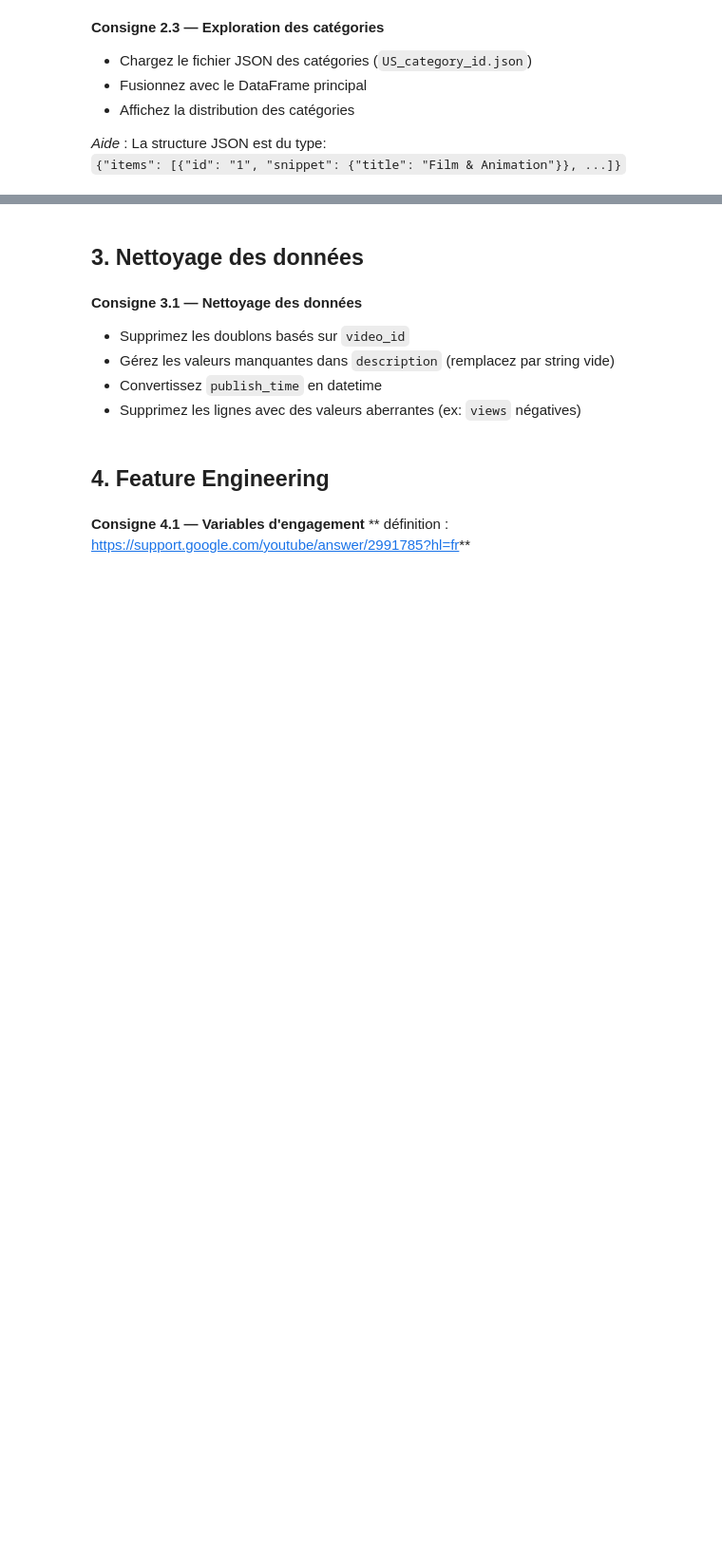
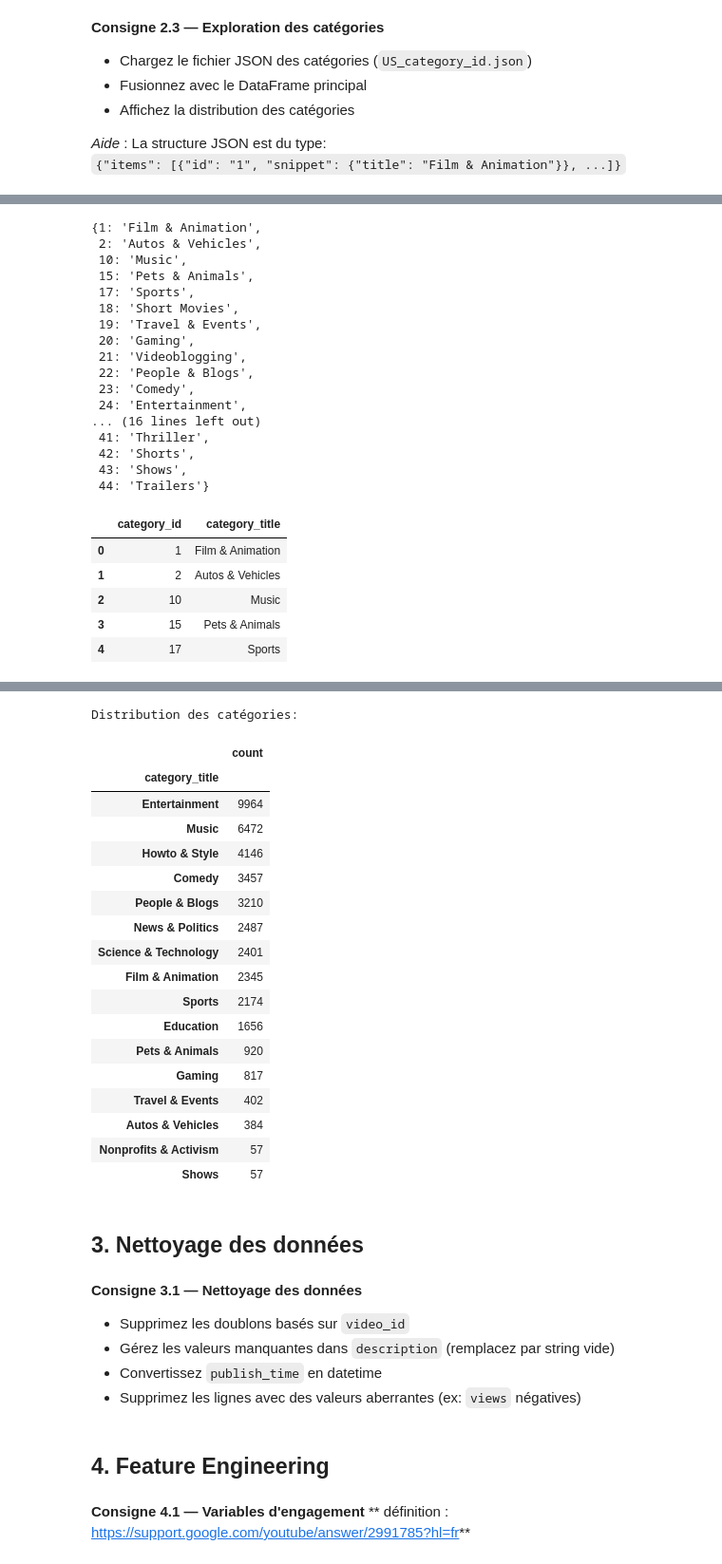
Before and after one commit to 17matb/youtube-trends, a Jupyter notebook: ml_youtube_trends.ipynb, the cells around one changed output, grey strips where cells are left out. Shown: that part at 95% size. Saved outputs shown, nothing was run; the diff lists cells and outputs as text; code cells hidden in the pictures; blank space fills up the shorter version.

Commit message:
feat: provide info about missing values, add category title to main df

```diff
--- a/ml_youtube_trends.ipynb
+++ b/ml_youtube_trends.ipynb
@@ -110,12 +147,21 @@ Shape: (40949, 16)
 `{"items": [{"id": "1", "snippet": {"title": "Film & Animation"}}, ...]}`
 # %%
 # VOTRE CODE ICI - Section 2.3
-# import pandas as pd
-# import json
-# categories_raw = read-json...
-# items = categories_raw['items'].tolist()
-# category_dict = {int(item['id']): item['snippet']['title'] for item in items}
-# cat_df = pd.DataFrame(list(category_dict.items()), columns=['category_id', 'category_title'])
-# df_merged = df.merge(cat_df, how='left', left_on='category_id', right_on='category_id')
-# print("Distribution des catégories:")
-# display(df_merged['category_title'].value_counts().to_frame('count'))
+categories_raw = pd.read_json('data/US_category_id.json')
+display(categories_raw.head())
+
+items = categories_raw['items'].tolist()
+display(items[:2])
+
+category_dict = { int(item['id']): item['snippet']['title'] for item in items }
+display(category_dict)
+
+cat_df = pd.DataFrame(list(category_dict.items()), columns=['category_id', 'category_title'])
+display(cat_df.head())
+
+df_merged = df.merge(cat_df, how='left', left_on='category_id', right_on='category_id')
+display(df_merged.head())
+
+print("Distribution des catégories:")
+display(df_merged['category_title'].value_counts().to_frame('count'))
+# %% [output]
@@ -121,0 +186,23 @@ Shape: (40949, 16)
+{1: 'Film & Animation',
+ 2: 'Autos & Vehicles',
+ 10: 'Music',
+ 15: 'Pets & Animals',
+ 17: 'Sports',
+ 18: 'Short Movies',
+ 19: 'Travel & Events',
+ 20: 'Gaming',
+ 21: 'Videoblogging',
+ 22: 'People & Blogs',
+ 23: 'Comedy',
+ 24: 'Entertainment',
+... (16 lines left out)
+ 41: 'Thriller',
+ 42: 'Shorts',
+ 43: 'Shows',
+ 44: 'Trailers'}
+|  | category_id | category_title |
+| 0 | 1 | Film & Animation |
+| 1 | 2 | Autos & Vehicles |
+| 2 | 10 | Music |
+| 3 | 15 | Pets & Animals |
+| 4 | 17 | Sports |
@@ -122,3 +215,22 @@ Shape: (40949, 16)
+Distribution des catégories:
+|  | count |
+| category_title |  |
+| Entertainment | 9964 |
+| Music | 6472 |
+| Howto & Style | 4146 |
+| Comedy | 3457 |
+| People & Blogs | 3210 |
+| News & Politics | 2487 |
+| Science & Technology | 2401 |
+| Film & Animation | 2345 |
+| Sports | 2174 |
+| Education | 1656 |
+| Pets & Animals | 920 |
+| Gaming | 817 |
+| Travel & Events | 402 |
+| Autos & Vehicles | 384 |
+| Nonprofits & Activism | 57 |
+| Shows | 57 |
 # %% [markdown]
 ## 3. Nettoyage des données
 # %% [markdown]
```
Also changed, not shown: parts of 2 cells of this notebook.
